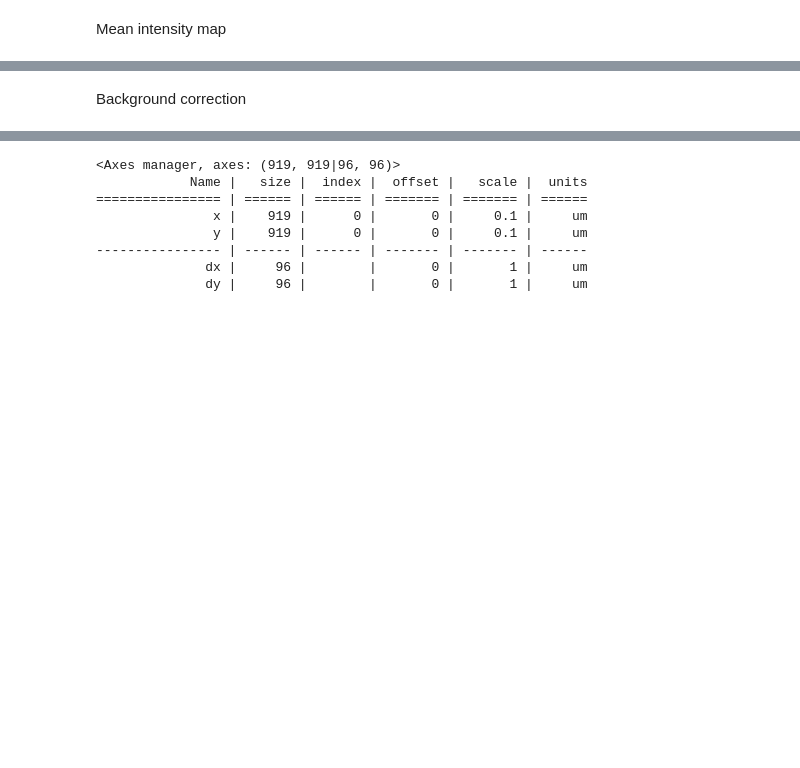
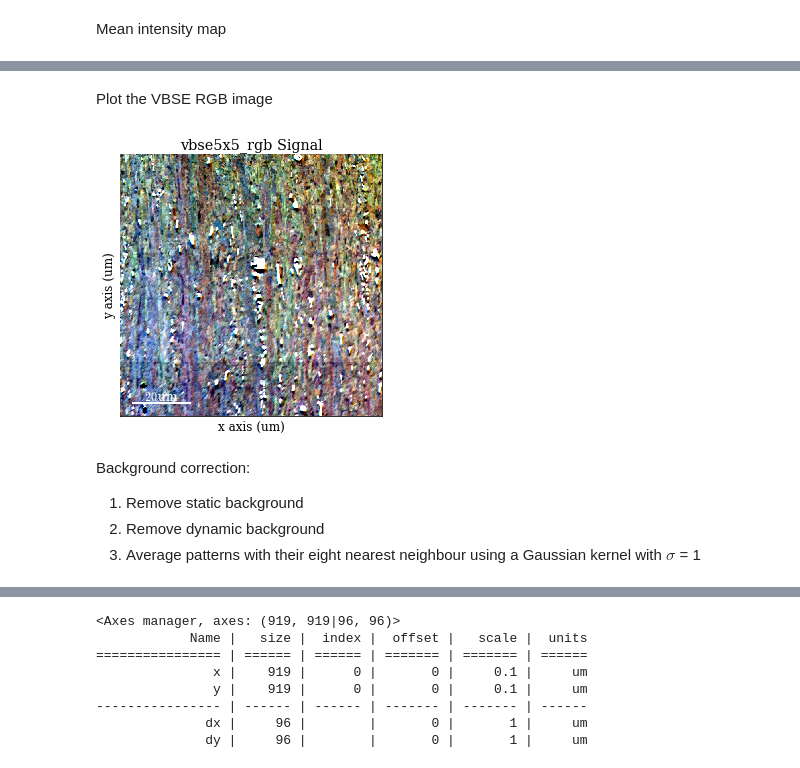
Before and after one commit to hakonanes/correlated-grains-particles-workflow, a Jupyter notebook: notebooks/ebsd2_preprocess.ipynb, the cells around one changed output, grey strips where cells are left out. Cells and saved outputs as stored; diff of their text form; code cells hidden in the pictures; blank space fills up the shorter version.

```diff
--- a/notebooks/ebsd2_preprocess.ipynb
+++ b/notebooks/ebsd2_preprocess.ipynb
@@ -164,5 +156,14 @@ for idx in np.ndindex(vbse_grid.axes_manager.navigation_shape):
+# %% [markdown]
+Plot the VBSE RGB image
+# %%
+vbse_rgb.plot(navigator=None)
+# %% [output]
+[figure, added]
 # %% [markdown]
-Background correction
+Background correction:
+1. Remove static background
+2. Remove dynamic background
+3. Average patterns with their eight nearest neighbour using a Gaussian kernel with $\sigma$ = 1
 # %%
 s.remove_static_background()
 # %%
```
Also changed, not shown: parts of 38 cells of this notebook, 5 other files.
